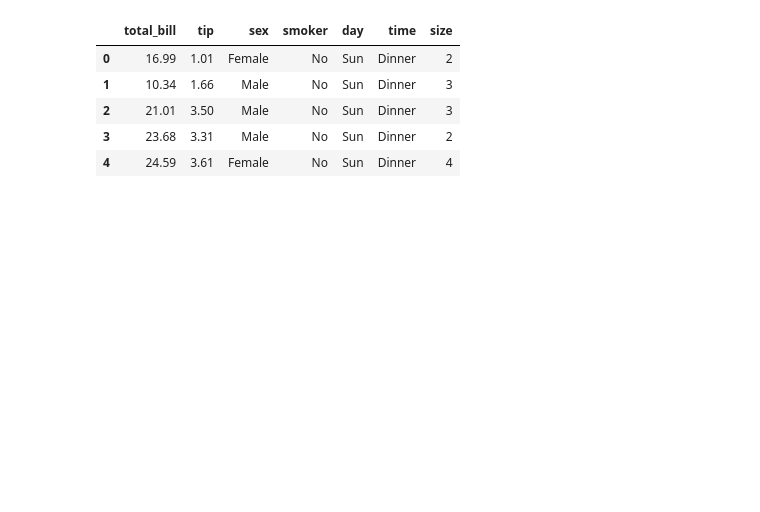
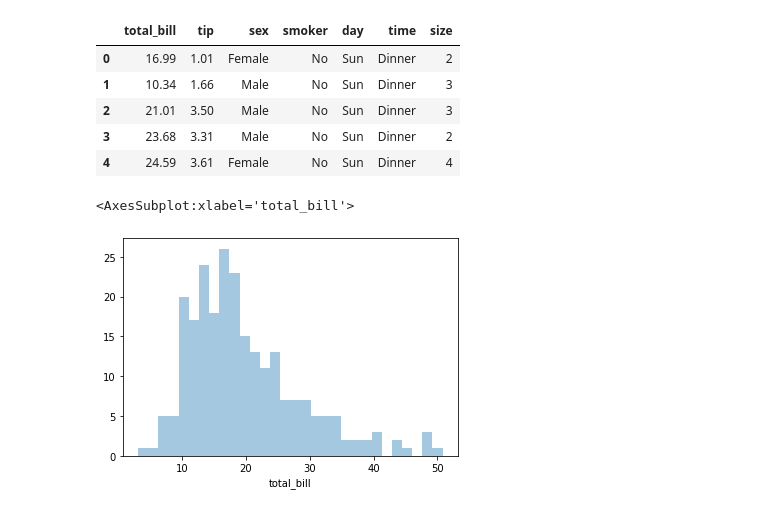
Before and after one commit to alisonjing/Udemy-Data-Science-and-ML-with-Python-course, a Jupyter notebook: 06-Data-Visualization-with-Seaborn/Section 9_Seaborn_self_practice.ipynb, the cells around one changed output. Drawn from its saved outputs; the diff is of its cells as text; code cells hidden in the pictures; blank space fills up the shorter version.

```diff
--- a/06-Data-Visualization-with-Seaborn/Section 9_Seaborn_self_practice.ipynb
+++ b/06-Data-Visualization-with-Seaborn/Section 9_Seaborn_self_practice.ipynb
@@ -17,0 +19,5 @@ tips.head()
+# %%
+sns.distplot(tips['total_bill'], kde= False, bins=30)
+# %% [output]
+<AxesSubplot:xlabel='total_bill'>
+[figure, added]
```
Also changed, not shown: parts of 4 cells of this notebook.
